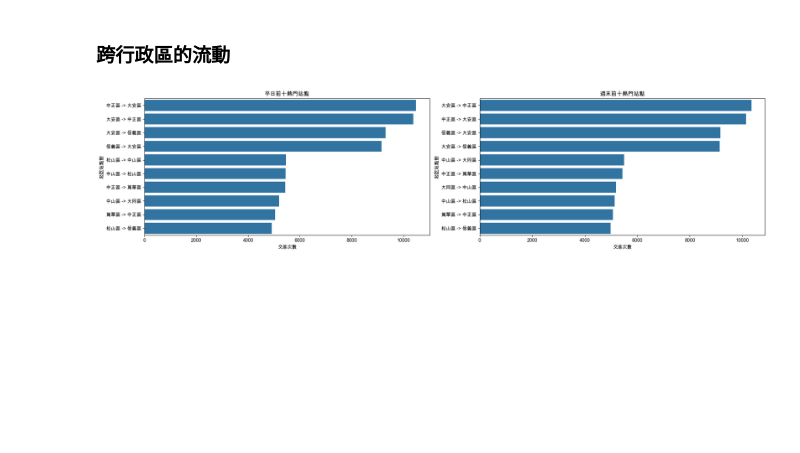
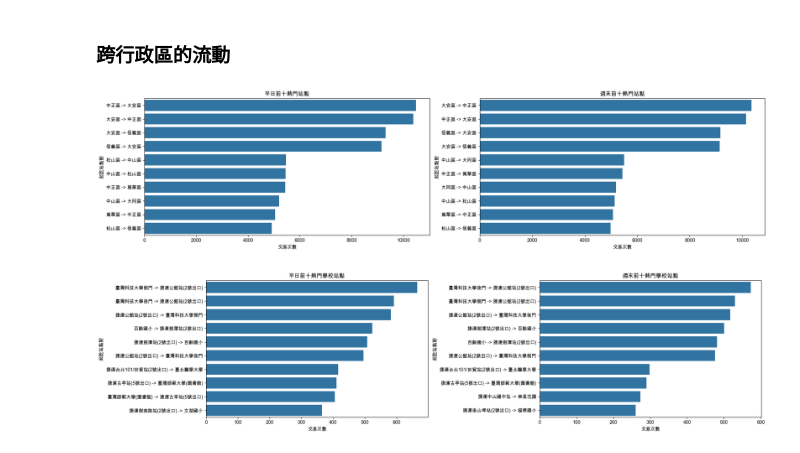
Before and after one commit to guan404ming/youbike-analysis, a Jupyter notebook: data_analysis.ipynb, the cells around one changed output. Drawn from its saved outputs; the diff is of its cells as text; code cells hidden in the pictures; blank space fills up the shorter version.

Commit message:
feat: add geo flow

```diff
--- a/data_analysis.ipynb
+++ b/data_analysis.ipynb
@@ -184,3 +187,82 @@ plt.tight_layout()
 plt.show()
 # %% [output]
 [figure]
+# %%
+keywords = "大學|高中|國中|國小"
+school_flow_weekday = df_weekday[
+    df_weekday["on_stop"].str.contains(keywords, regex=True)
+    | df_weekday["off_stop"].str.contains(keywords, regex=True)
+]
+school_flow_weekend = df_weekend[
+    df_weekend["on_stop"].str.contains(keywords, regex=True)
+    | df_weekend["off_stop"].str.contains(keywords, regex=True)
+]
+
+grouped_school_weekday = school_flow_weekday.groupby(["on_stop", "off_stop"])[
+    "txn_times_per_day"
+].sum()
+top_school_routes_weekday = grouped_school_weekday.nlargest(10).reset_index()
+
+grouped_school_weekend = school_flow_weekend.groupby(["on_stop", "off_stop"])[
+    "txn_times_per_day"
+].sum()
+top_school_routes_weekend = grouped_school_weekend.nlargest(10).reset_index()
+
+
+fig, (ax1, ax2) = plt.subplots(1, 2, figsize=(20, 5))
+
+sns.barplot(
+    data=top_school_routes_weekday,
+    x="txn_times_per_day",
+    y=top_school_routes_weekday.index,
+    orient="h",
+    ax=ax1,
+)
+
+ax1.set_title("平日前十熱門學校站點")
+
+ax1.set_xlabel("交易次數")
+
+ax1.set_ylabel("起訖站點對")
+
+ax1.set_yticks(np.arange(len(top_school_routes_weekday.index)))
+
+ax1.set_yticklabels(
+    [
+        f"{x[0]} -> {x[1]}"
+        for x in zip(
+            top_school_routes_weekday["on_stop"], top_school_routes_weekday["off_stop"]
+        )
+    ]
+)
+
+sns.barplot(
+    data=top_school_routes_weekend,
+    x="txn_times_per_day",
+    y=top_school_routes_weekend.index,
+    orient="h",
+    ax=ax2,
+)
+
+ax2.set_title("週末前十熱門學校站點")
+
+ax2.set_xlabel("交易次數")
+
+ax2.set_ylabel("起訖站點對")
+
+ax2.set_yticks(np.arange(len(top_school_routes_weekend.index)))
+
+ax2.set_yticklabels(
+    [
+        f"{x[0]} -> {x[1]}"
+        for x in zip(
+            top_school_routes_weekend["on_stop"], top_school_routes_weekend["off_stop"]
+        )
+    ]
+)
+
+# 調整子圖之間的間距
+plt.tight_layout()
+plt.show()
+# %% [output]
+[figure, added]
```
Also changed, not shown: parts of 3 cells of this notebook, 2 other files.
